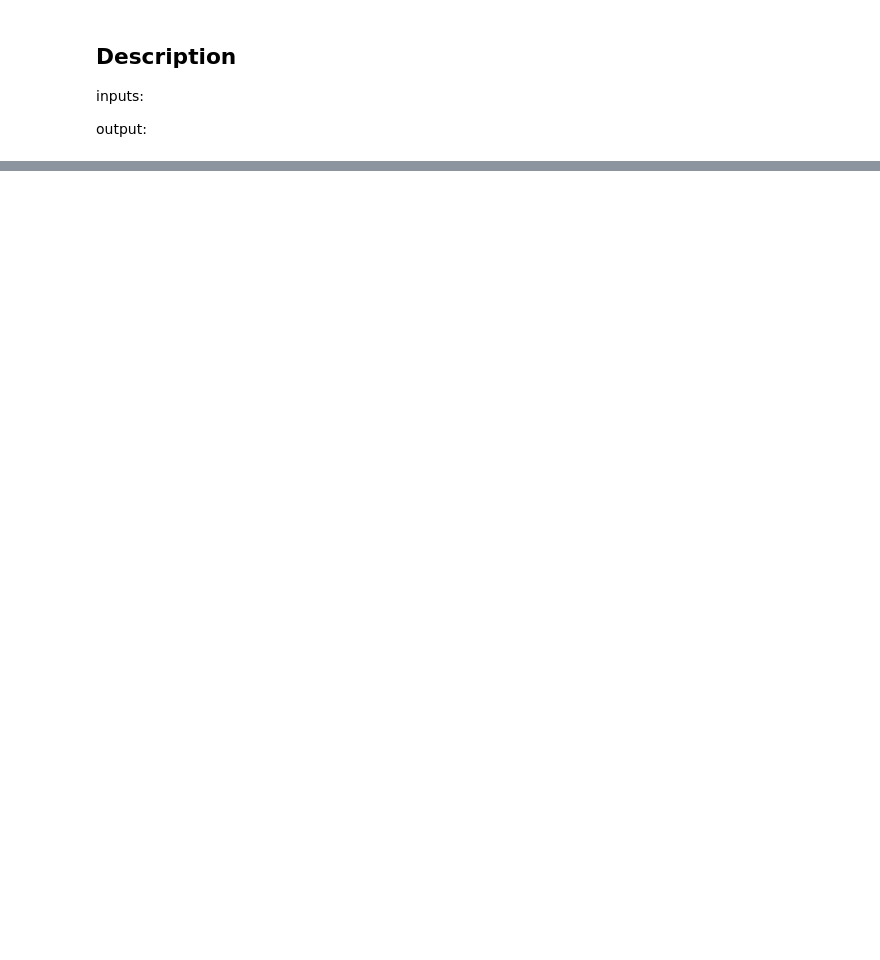
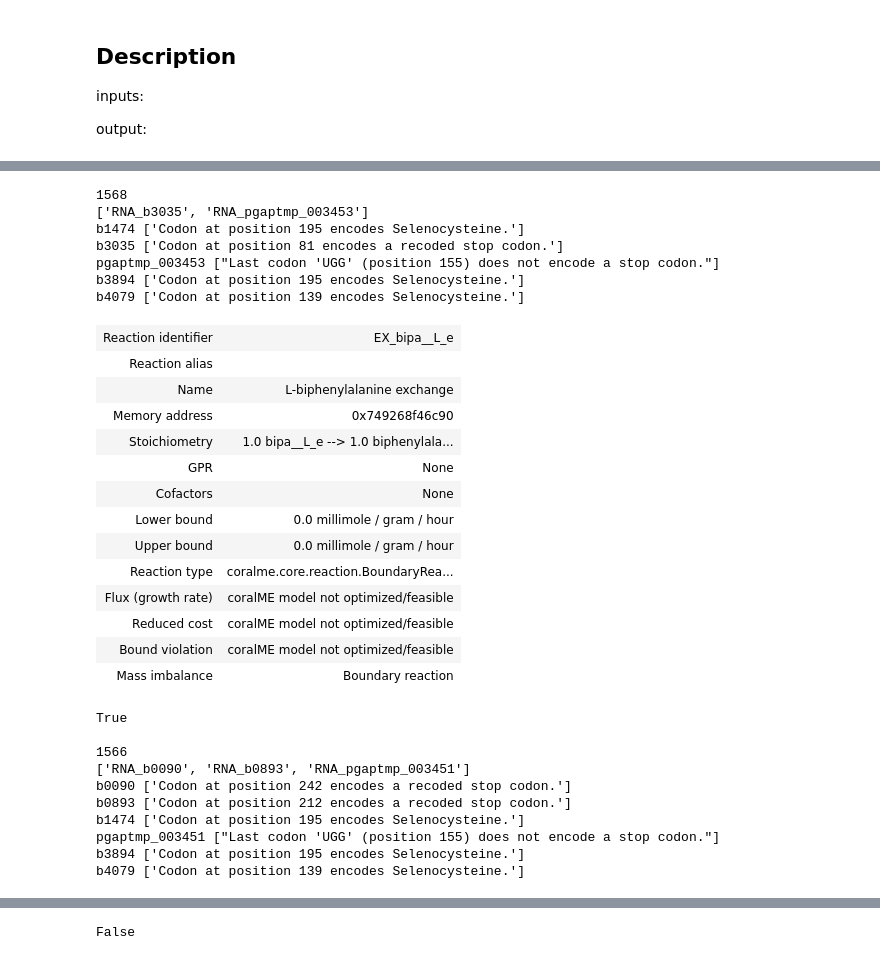
Before and after one commit to glucksfall/iEco-GRO, a Jupyter notebook: step3.check-ecolime-no-bbh-me-model.ipynb, the cells around one changed output, grey strips where cells are left out. Saved outputs shown, nothing was run; the diff lists cells and outputs as text; code cells hidden in the pictures; blank space fills up the shorter version.

```diff
--- a/step3.check-ecolime-no-bbh-me-model.ipynb
+++ b/step3.check-ecolime-no-bbh-me-model.ipynb
@@ -9,3 +9,18 @@ import itables
 itables.init_notebook_mode(all_interactive=True)
 # %% [output]
 [interactive output not drawn]
+# %%
+import coralme
+for org in [
+    'GRO-Ecoli-ME-ASM584v2-noBBH',
+    'GRO-Ecoli-ME-rE.coli-57-noBBH',
+    'GRO-Ecoli-ME-C321.deltaA-noBBH',
+    'GRO-Ecoli-ME-ALE-C321.deltaA-noBBH',
+    'GRO-Ecoli-ME-rEc.b.dC.12-noBBH',
+    'GRO-Ecoli-ME-rEc.y.dC.46-noBBH']:
+
+    me = coralme.io.pickle.load_pickle_me_model(f'{org}/MEModel-step2-{org}.pkl')
+    print(len(me.reactions))
+    print(len(me.metabolites))
+    print(len(me.all_genes))
+    print()
@@ -20,7 +53,6 @@ for org in [
     'GRO-Ecoli-ME-rEc.y.dC.46-noBBH']:
 
     me = coralme.io.pickle.load_pickle_me_model(f'{org}/MEModel-step2-{org}.pkl')
-    print(len(me.all_genes))
     me.reactions.EX_btn_e.bounds = (-1000., +1000.)
     me._all_genes = [] # reset
     print(me.pseudo_genes)
@@ -29,7 +61,8 @@ for org in [
         if data.notes:
             print(data.id, data.notes)
 
-    print(me.reactions.formation_ribosome.reaction)
-    print(me.feasibility())
+    # print(me.reactions.formation_ribosome.reaction)
+    me.optimize()
+    print(me.growth_rate)
     print()
 # %% [output]
@@ -52,0 +86,53 @@ True
+# %%
+import coralme
+for org in [
+    'GRO-Ecoli-ME-rEc.b.dC.12-noBBH',
+    'GRO-Ecoli-ME-rEc.y.dC.46-noBBH']:
+
+    me = coralme.io.pickle.load_pickle_me_model(f'{org}/MEModel-step2-{org}.pkl')
+    print(len(me.all_genes))
+    me.reactions.EX_btn_e.bounds = (-1000., +1000.)
+    me._all_genes = [] # reset
+    print(me.pseudo_genes)
+
+    for data in me.translation_data:
+        if data.notes:
+            print(data.id, data.notes)
+
+    # print(me.reactions.formation_ribosome.reaction)
+    me.reactions.EX_bipa__L_e.bounds = (0., 0.)
+    display(me.reactions.EX_bipa__L_e)
+    print(me.feasibility())
+    print()
+# %% [output]
+1568
+['RNA_b3035', 'RNA_pgaptmp_003453']
+b1474 ['Codon at position 195 encodes Selenocysteine.']
+b3035 ['Codon at position 81 encodes a recoded stop codon.']
+pgaptmp_003453 ["Last codon 'UGG' (position 155) does not encode a stop codon."]
+b3894 ['Codon at position 195 encodes Selenocysteine.']
+b4079 ['Codon at position 139 encodes Selenocysteine.']
+| Reaction identifier | EX_bipa__L_e |
+| Reaction alias |  |
+| Name | L-biphenylalanine exchange |
+| Memory address | 0x749268f46c90 |
+| Stoichiometry | 1.0 bipa__L_e --> 1.0 biphenylala... |
+| GPR | None |
+| Cofactors | None |
+| Lower bound | 0.0 millimole / gram / hour |
+| Upper bound | 0.0 millimole / gram / hour |
+| Reaction type | coralme.core.reaction.BoundaryRea... |
+| Flux (growth rate) | coralME model not optimized/feasible |
+| Reduced cost | coralME model not optimized/feasible |
+| Bound violation | coralME model not optimized/feasible |
+| Mass imbalance | Boundary reaction |
+True
+
+1566
+['RNA_b0090', 'RNA_b0893', 'RNA_pgaptmp_003451']
+b0090 ['Codon at position 242 encodes a recoded stop codon.']
+b0893 ['Codon at position 212 encodes a recoded stop codon.']
+b1474 ['Codon at position 195 encodes Selenocysteine.']
+pgaptmp_003451 ["Last codon 'UGG' (position 155) does not encode a stop codon."]
+b3894 ['Codon at position 195 encodes Selenocysteine.']
+b4079 ['Codon at position 139 encodes Selenocysteine.']
@@ -53,3 +153,4 @@ True
+False
 # %%
 # ref = pandas.read_csv('genes-reference.txt', header = None, index_col = 0).index
 # 'b2610' in set(ref).difference([ x.id[4:] for x in me.all_genes ]),\ # ffh
```
Also changed, not shown: parts of 3 cells of this notebook, 4 other files.
